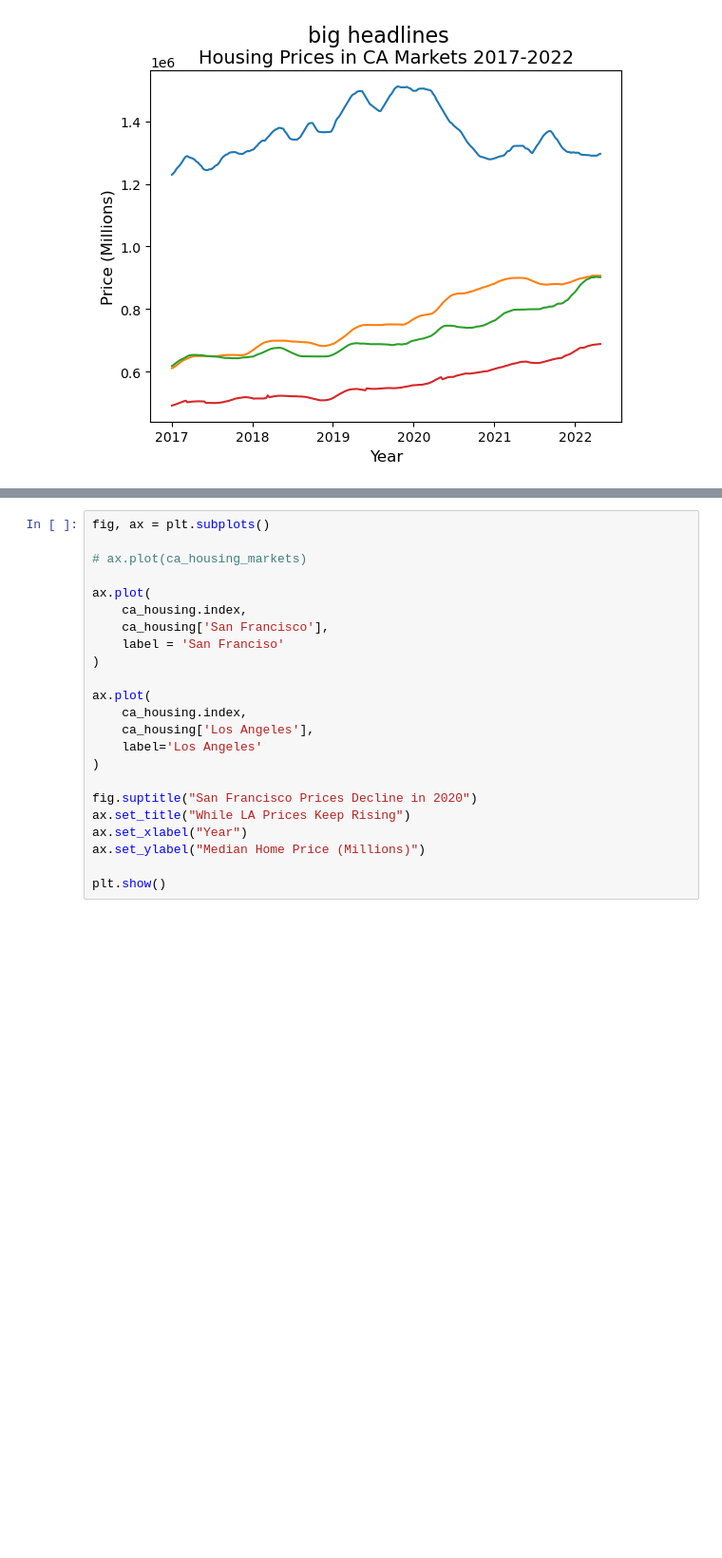
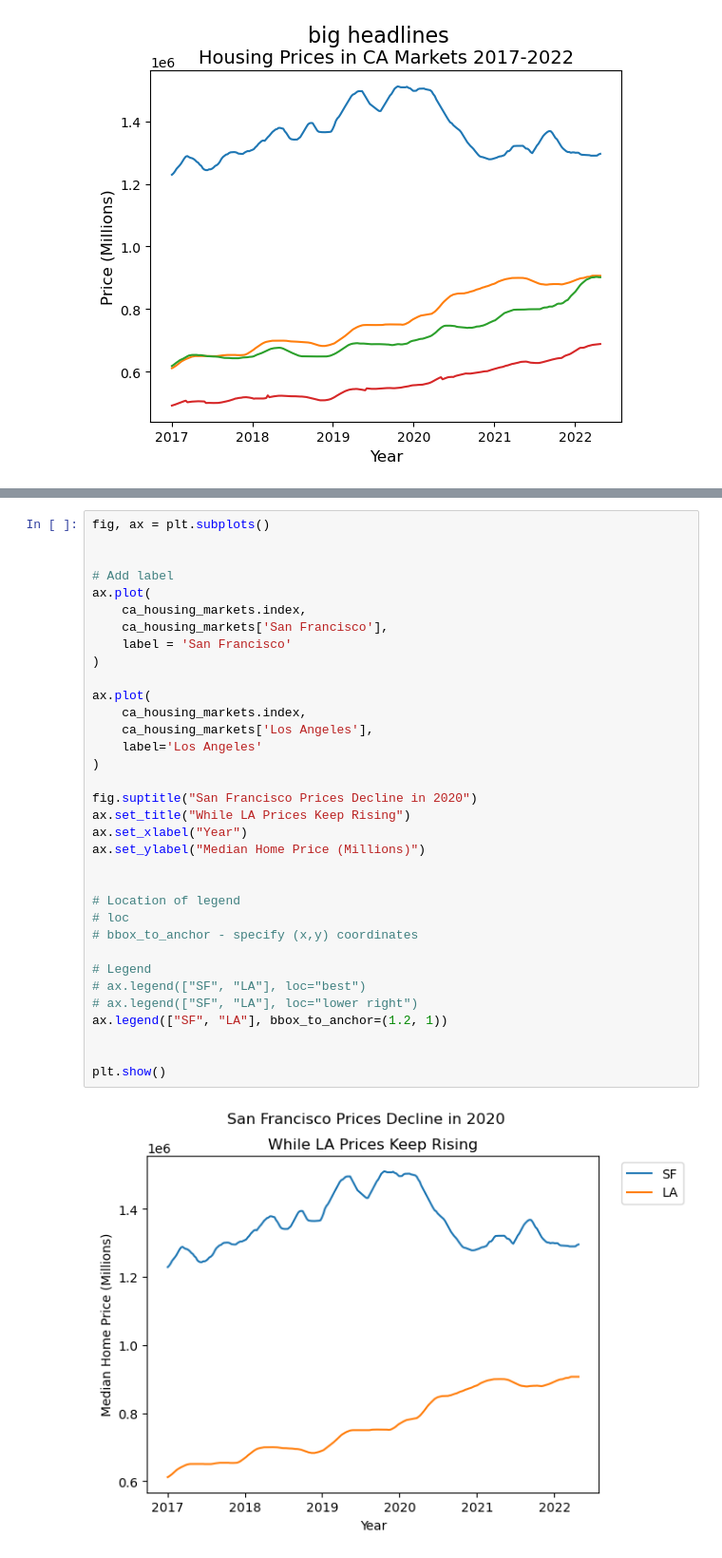
Before and after one commit to junclemente/DSIL-PythonDataViz, a Jupyter notebook: plt_fundamentals.ipynb, the cells around one changed output, grey strips where cells are left out. Shown: that part at 95% size. Drawn from its saved outputs; the diff is of its cells as text; blank space fills up the shorter version.

```diff
--- a/plt_fundamentals.ipynb
+++ b/plt_fundamentals.ipynb
@@ -124,23 +134,36 @@ plt.show()
 # %%
 fig, ax = plt.subplots()
 
-# ax.plot(ca_housing_markets)
 
+# Add label
 ax.plot(
-    ca_housing.index,
-    ca_housing['San Francisco'],
-    label = 'San Franciso'
+    ca_housing_markets.index,
+    ca_housing_markets['San Francisco'],
+    label = 'San Francisco'
 )
 
 ax.plot(
-    ca_housing.index,
-    ca_housing['Los Angeles'],
+    ca_housing_markets.index,
+    ca_housing_markets['Los Angeles'],
     label='Los Angeles'
 )
 
 fig.suptitle("San Francisco Prices Decline in 2020")
 ax.set_title("While LA Prices Keep Rising")
 ax.set_xlabel("Year")
 ax.set_ylabel("Median Home Price (Millions)")
 
+
+# Location of legend
+# loc
+# bbox_to_anchor - specify (x,y) coordinates
+
+# Legend
+# ax.legend(["SF", "LA"], loc="best")
+# ax.legend(["SF", "LA"], loc="lower right")
+ax.legend(["SF", "LA"], bbox_to_anchor=(1.2, 1))
+
+
 plt.show()
+# %% [output]
+[figure, added]
```
Also changed, not shown: parts of 7 cells of this notebook.
